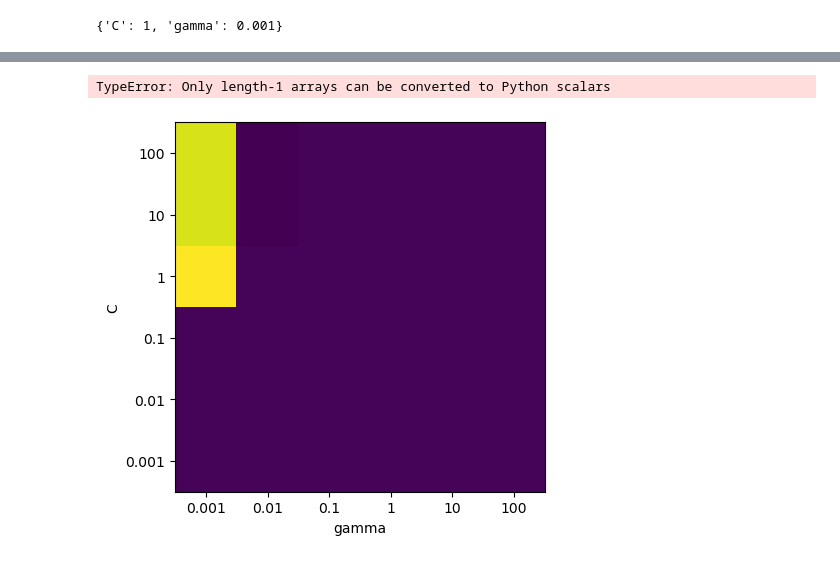
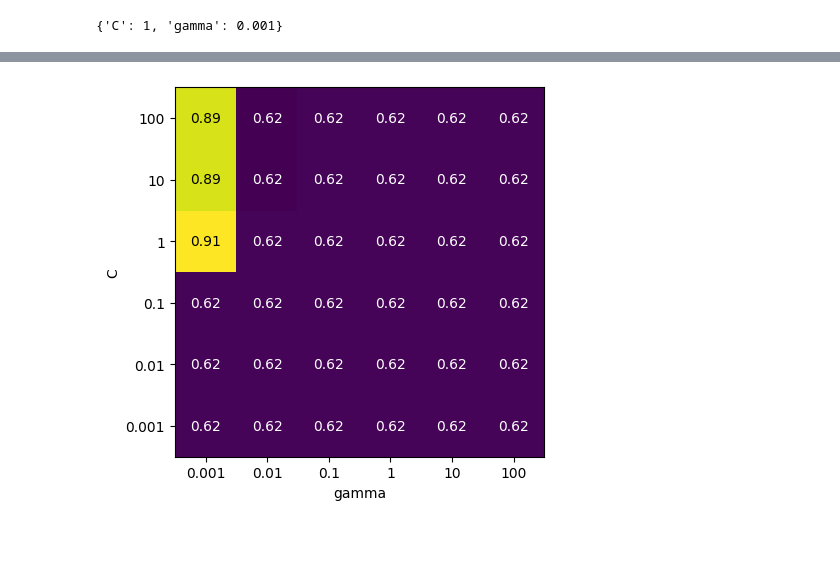
Before and after one commit to KrystianJachna/AI, a Jupyter notebook: cw8/AD_Z08_A_Stratified_GridSearchCV.ipynb, the cells around one changed output, grey strips where cells are left out. Cells and saved outputs as stored; diff of their text form; code cells hidden in the pictures.

```diff
--- a/cw8/AD_Z08_A_Stratified_GridSearchCV.ipynb
+++ b/cw8/AD_Z08_A_Stratified_GridSearchCV.ipynb
@@ -39,8 +42,13 @@ y = cancer.target
 # %% [markdown]
 Podzielmy zbiór na część testową i treningową .
 # %%
-from sklearn.model_selection import train_test_split
 X_train, X_test, y_train, y_test = train_test_split(X, y, test_size=0.33, random_state=42)
+
+# Skalowanie danych w celu zmniejszenia czasu trenowania
+scaler = StandardScaler()
+scaler.fit(X_train)
+X_train_scaled = scaler.transform(X_train)
+X_test_scaled = scaler.transform(X_test)
 
 plt.hist(y_train, alpha=0.5)
 plt.hist(y_test, alpha=0.5)
@@ -90,7 +93,7 @@ def heatmap(values, xlabel, ylabel, xticklabels, yticklabels, cmap=None,
     ax.set_aspect(1)
 
     for p, color, value in zip(img.get_paths(), img.get_facecolors(),
-                               img.get_array()):
+                               img.get_array().flatten()):
         x, y = p.vertices[:-2, :].mean(0)
         if np.mean(color[:3]) > 0.5:
             c = 'k'
@@ -107,8 +117,8 @@ results = pd.DataFrame(grid_1.cv_results_)
 # %%
 scores = np.array(results.mean_test_score).reshape(6, 6)
 # plot the mean cross-validation scores
-heatmap(scores, xlabel='gamma', xticklabels=param_grid['gamma'], ylabel='C', yticklabels=param_grid['C'], cmap="viridis")
+heatmap(scores, xlabel='gamma', xticklabels=param_grid['gamma'], ylabel='C', yticklabels=param_grid['C'],
+        cmap="viridis")
 plt.show()
 # %% [output]
-TypeError: Only length-1 arrays can be converted to Python scalars
-[figure, old version]
+[figure, new version]
```
Also changed, not shown: parts of 12 cells of this notebook.
